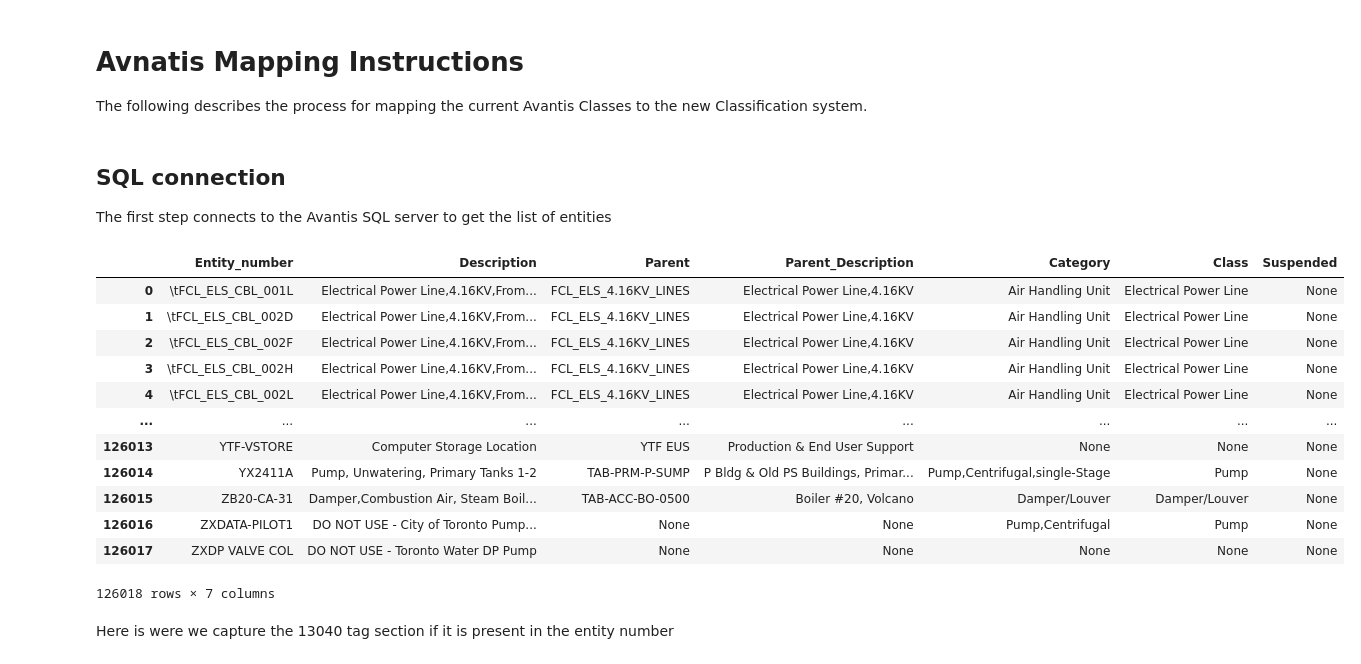
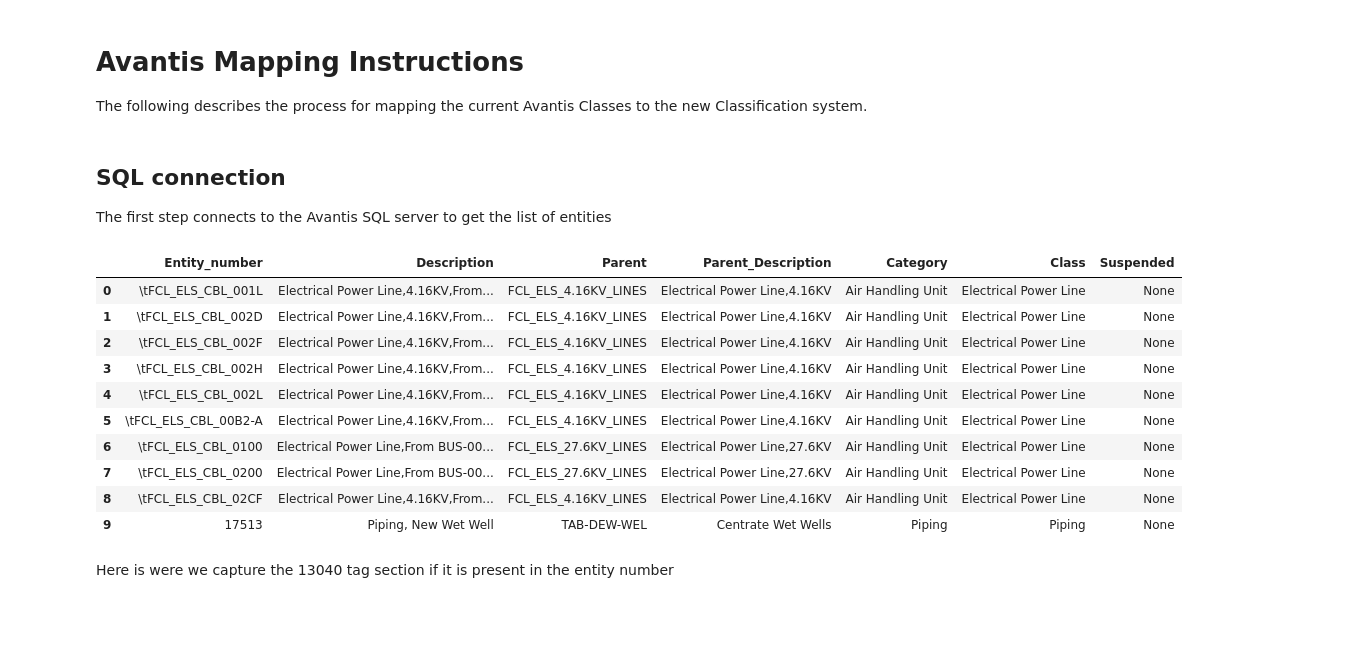
Before and after one commit to TW-ASMP/TWONTO, a Jupyter notebook: Avantis Mapping/Avantis Mapping Instructions.ipynb, the cells around one changed output. Drawn from its saved outputs; the diff is of its cells as text; code cells hidden in the pictures; blank space fills up the shorter version.

```diff
--- a/Avantis Mapping/Avantis Mapping Instructions.ipynb
+++ b/Avantis Mapping/Avantis Mapping Instructions.ipynb
@@ -1,5 +1,5 @@
 # %% [markdown]
-# Avnatis Mapping Instructions
+# Avantis Mapping Instructions
 
 The following describes the process for mapping the current Avantis Classes to the new Classification system.
 # %% [markdown]
@@ -14,50 +14,47 @@ from sqlalchemy import create_engine
 import matplotlib.pyplot as plt
 import seaborn as sns
 import numpy as np
-
-sns.set_theme()
 
 connect = 'DSN=Avantis6-P;UID='+ os.environ['Avantis_User'] + ';PWD=' + os.environ['Avantis_Pass']
 connection_url = URL.create("mssql+pyodbc", query={"odbc_connect": connect})
 
 engine = create_engine(connection_url)
 
 SQL1 = """SELECT Distinct MAINTENT.id as [Entity_number],
 [MAINTENT].[aenm] as [Description],
 MAINTENT2.id as [Parent],
 MAINTENT2.aenm as [Parent_Description],
 [contname] as [Category],
 [entclsid] as [Class],
 SUSPEND.suspoi as [Suspended]
 
 FROM  [AvantisP].[mc].[MAINTENT]
 	  Left Join [AvantisP].[mc].[ENTCLASS] on MAINTENT.entclsref_oi = ENTCLASS.entcloi
 	  Left Join [AvantisP].[mc].CATVAL ON MAINTENT.cat1_oi = CATVAL.cvoi
 	  Left Join MC.SUSPEND ON MAINTENT.susp_oi = SUSPEND.suspoi
 	  Left Join MC.MELINK ON MAINTENT.mtnoi = MELINK.mtnchild_oi
 	  Left Join MC.MAINTENT MAINTENT2 ON MELINK.mtnparn_oi = MAINTENT2.mtnoi
 WHERE
-    (SUSPEND.audt_updted_dttm <= '1900-01-01 23:59:59' OR SUSPEND.audt_updted_dttm IS NULL)
+    (SUSPEND.audt_updted_dttm <= '1900-01-01 23:59:59' OR SUSPEND.audt_updted_dttm IS NULL) AND
+    (MAINTENT.okcost = 1)
 """
 
 
 df = pd.read_sql(SQL1,engine)
 df = df[df['Entity_number'].values != None]
-df
+df.head(10)
 # %% [output]
 |  | Entity_number | Description | Parent | Parent_Description | Category | Class | Suspended |
 | 0 | \tFCL_ELS_CBL_001L | Electrical Power Line,4.16KV,From... | FCL_ELS_4.16KV_LINES | Electrical Power Line,4.16KV | Air Handling Unit | Electrical Power Line | None |
 | 1 | \tFCL_ELS_CBL_002D | Electrical Power Line,4.16KV,From... | FCL_ELS_4.16KV_LINES | Electrical Power Line,4.16KV | Air Handling Unit | Electrical Power Line | None |
 | 2 | \tFCL_ELS_CBL_002F | Electrical Power Line,4.16KV,From... | FCL_ELS_4.16KV_LINES | Electrical Power Line,4.16KV | Air Handling Unit | Electrical Power Line | None |
 | 3 | \tFCL_ELS_CBL_002H | Electrical Power Line,4.16KV,From... | FCL_ELS_4.16KV_LINES | Electrical Power Line,4.16KV | Air Handling Unit | Electrical Power Line | None |
 | 4 | \tFCL_ELS_CBL_002L | Electrical Power Line,4.16KV,From... | FCL_ELS_4.16KV_LINES | Electrical Power Line,4.16KV | Air Handling Unit | Electrical Power Line | None |
-| ... | ... | ... | ... | ... | ... | ... | ... |
-| 126013 | YTF-VSTORE | Computer Storage Location | YTF EUS | Production & End User Support | None | None | None |
-| 126014 | YX2411A | Pump, Unwatering, Primary Tanks 1-2 | TAB-PRM-P-SUMP | P Bldg & Old PS Buildings, Primar... | Pump,Centrifugal,single-Stage | Pump | None |
-| 126015 | ZB20-CA-31 | Damper,Combustion Air, Steam Boil... | TAB-ACC-BO-0500 | Boiler #20, Volcano | Damper/Louver | Damper/Louver | None |
-| 126016 | ZXDATA-PILOT1 | DO NOT USE - City of Toronto Pump... | None | None | Pump,Centrifugal | Pump | None |
-| 126017 | ZXDP VALVE COL | DO NOT USE - Toronto Water DP Pump | None | None | None | None | None |
+| 5 | \tFCL_ELS_CBL_00B2-A | Electrical Power Line,4.16KV,From... | FCL_ELS_4.16KV_LINES | Electrical Power Line,4.16KV | Air Handling Unit | Electrical Power Line | None |
+| 6 | \tFCL_ELS_CBL_0100 | Electrical Power Line,From BUS-00... | FCL_ELS_27.6KV_LINES | Electrical Power Line,27.6KV | Air Handling Unit | Electrical Power Line | None |
+| 7 | \tFCL_ELS_CBL_0200 | Electrical Power Line,From BUS-00... | FCL_ELS_27.6KV_LINES | Electrical Power Line,27.6KV | Air Handling Unit | Electrical Power Line | None |
+| 8 | \tFCL_ELS_CBL_02CF | Electrical Power Line,4.16KV,From... | FCL_ELS_4.16KV_LINES | Electrical Power Line,4.16KV | Air Handling Unit | Electrical Power Line | None |
+| 9 | 17513 | Piping, New Wet Well | TAB-DEW-WEL | Centrate Wet Wells | Piping | Piping | None |
-126018 rows × 7 columns
 # %% [markdown]
 Here is were we capture the 13040 tag section if it is present in the entity number
 # %%
```
Also changed, not shown: parts of 8 cells of this notebook, 3 other files.
